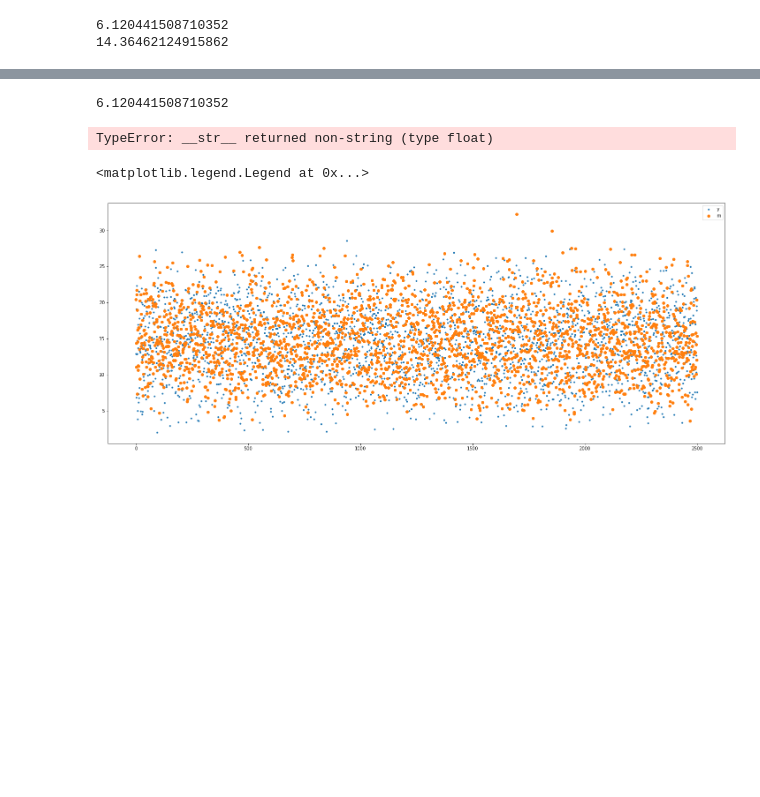
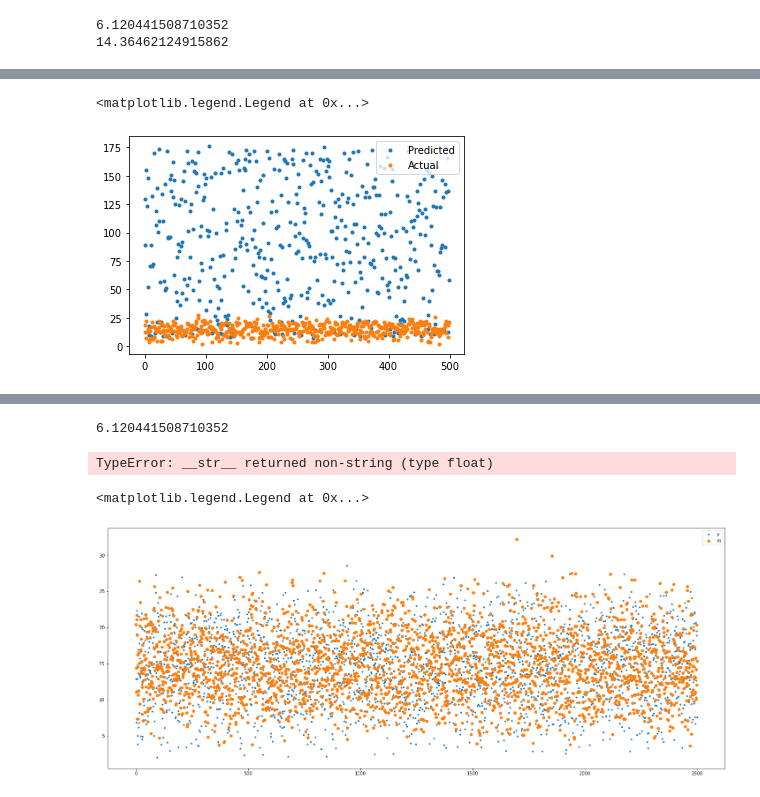
Before and after one commit to TheRealKS/MARS, a Jupyter notebook: test.ipynb, the cells around one changed output, grey strips where cells are left out. Cells and saved outputs as stored; diff of their text form; code cells hidden in the pictures; blank space fills up the shorter version.

```diff
--- a/test.ipynb
+++ b/test.ipynb
@@ -99,0 +125,14 @@ NameError: name 'models' is not defined
+# %%
+sampleind = np.random.choice(X.shape[0], 25, replace=False)
+sample = X
+preds = []
+for b in modelsasgenerated:
+    m = b[1]
+    pred = computePrediction(sample, m)
+    pred = np.reshape(pred, (-1,1))
+    pred = np.rot90(pred)
+    break
+
+print(pred.flatten())
+print(y)
+print
@@ -99,0 +158,8 @@ NameError: name 'models' is not defined
+# %%
+ysamp = y
+plt.plot(pred.flatten(), '.', label='Predicted')
+plt.plot(ysamp, '.', label='Actual')
+plt.legend()
+# %% [output]
+<matplotlib.legend.Legend at 0x...>
+[figure, added]
```
Also changed, not shown: parts of 13 cells of this notebook, 5 other files.
